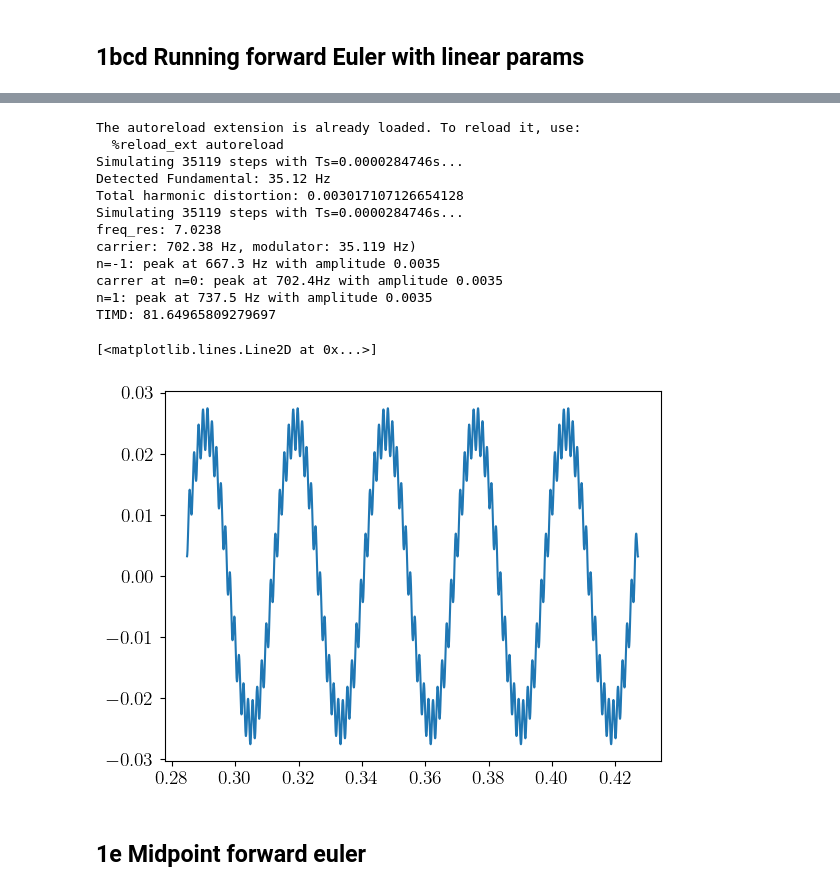
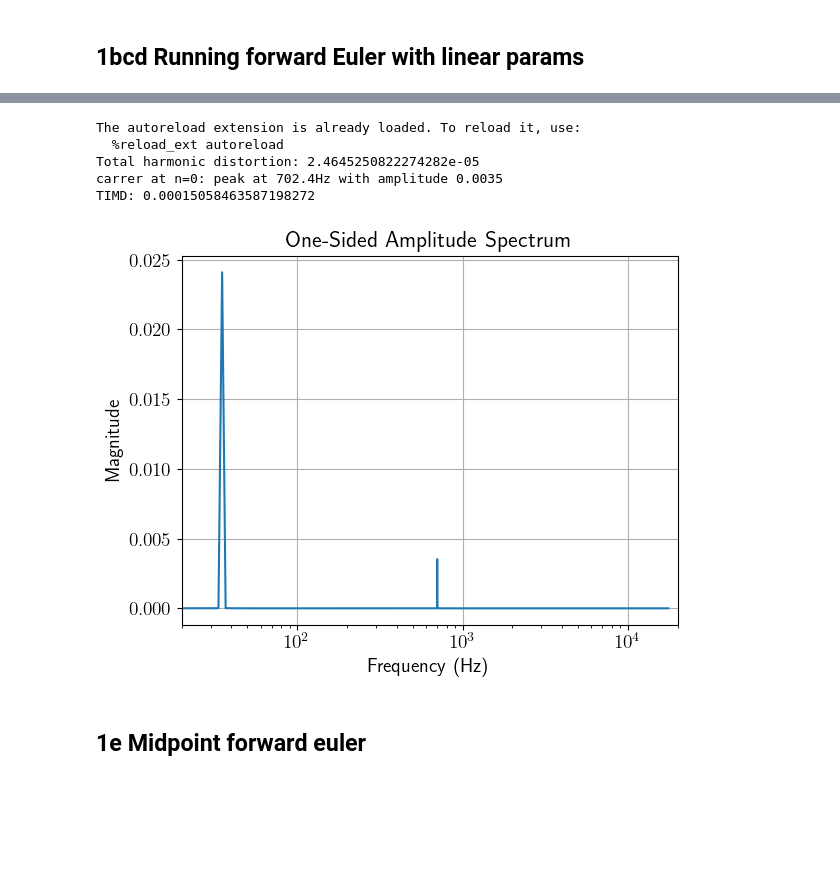
Before and after one commit to istlf/non-linear-transducers-project, a Jupyter notebook: Lab E - part 1.ipynb, the cells around one changed output, grey strips where cells are left out. Saved outputs shown, nothing was run; the diff lists cells and outputs as text; code cells hidden in the pictures; blank space fills up the shorter version.

Commit message:
LabD + added a lot of function in util

```diff
--- a/Lab E - part 1.ipynb
+++ b/Lab E - part 1.ipynb
@@ -91,50 +85,42 @@ Vrms = 0.15
 t = np.linspace(0,duration,int(duration*fs))
 single_freq = np.sqrt(2)*Vrms*np.sin(2 * np.pi * freq * t)
 
 x = util.solve_forward_euler(F, G, single_freq, x0, fs)
 
 d_single = x[:,2]
 
 # Snip t and d to avoid transient parts
-t_snipped = t[int(10*fs*T):int(15*fs*T)]
-d_single = d_single[int(10*fs*T):int(15*fs*T)]
+t_snipped = t[int(10*fs*T):int(30*fs*T)]
+d_single = d_single[int(10*fs*T):int(30*fs*T)]
 
 thd_val, data = util.thd_r(d_single, fs)
 print(f"Total harmonic distortion: {thd_val * 100}")
 
 # plt.figure()
 # plt.plot(t_snipped, d_single)
 
 two_freq = np.sqrt(2)*Vrms*np.sin(2 * np.pi * freq * t) + np.sqrt(2)*Vrms*np.sin(2 * np.pi * 20*freq * t)
 
 x = util.solve_forward_euler(F, G, two_freq, x0, fs)
 
 d_two_freq = x[:,2]
 
-d_two_freq = d_two_freq[int(10*fs*T):int(15*fs*T)]
+d_two_freq = d_two_freq[int(10*fs*T):int(30*fs*T)]
 
 timd = util.timd(d_two_freq, fs, freq, 20*freq)
 print(f"TIMD: {timd * 100}")
 
-# util.save_wav("signals/two_freq.wav", two_freq, fs)
+# plt.figure()
+# plt.plot(t_snipped, d_two_freq)
 
-plt.figure()
-plt.plot(t_snipped, d_two_freq)
+util.plot_one_sided_spectrum(d_two_freq, fs, xlim=[20,20e3])
 # %% [output]
 The autoreload extension is already loaded. To reload it, use:
   %reload_ext autoreload
-Simulating 35119 steps with Ts=0.0000284746s...
-Detected Fundamental: 35.12 Hz
-Total harmonic distortion: 0.003017107126654128
-Simulating 35119 steps with Ts=0.0000284746s...
-freq_res: 7.0238
-carrier: 702.38 Hz, modulator: 35.119 Hz)
-n=-1: peak at 667.3 Hz with amplitude 0.0035
+Total harmonic distortion: 2.4645250822274282e-05
 carrer at n=0: peak at 702.4Hz with amplitude 0.0035
-n=1: peak at 737.5 Hz with amplitude 0.0035
-TIMD: 81.64965809279697
+TIMD: 0.00015058463587198272
-[<matplotlib.lines.Line2D at 0x...>]
-[figure, old version]
+[figure, new version]
 # %% [markdown]
 ## 1e Midpoint forward euler
 # %%
```
Also changed, not shown: parts of 5 cells of this notebook, 2 other files.
